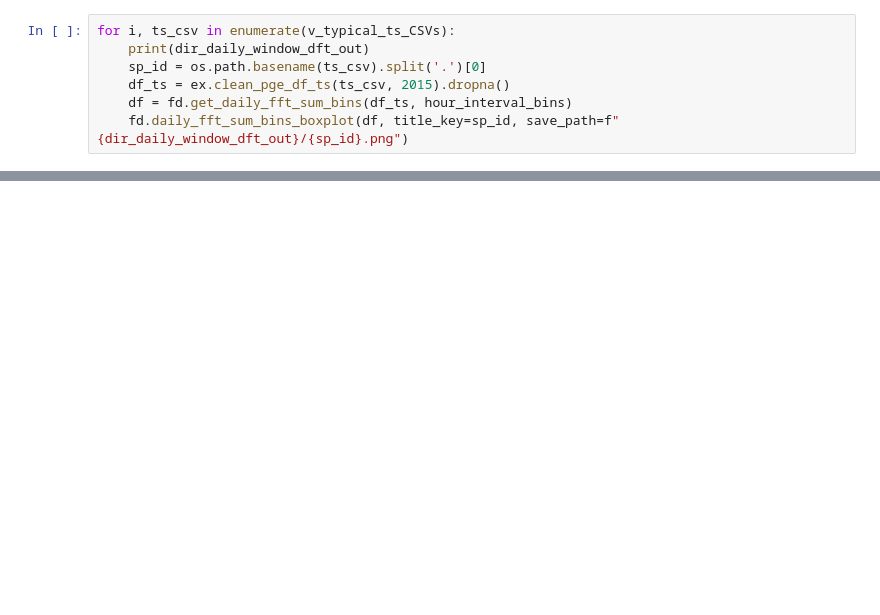
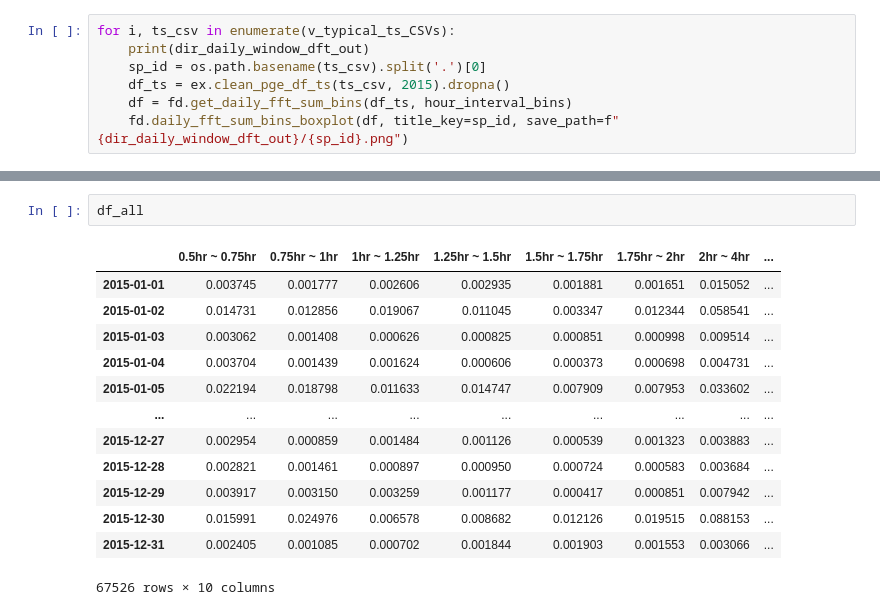
Before and after one commit to WalterZWang/EULP, a Jupyter notebook: frequency_domain/workflow_frequency_domain.ipynb, the cells around one changed output, grey strips where cells are left out. Drawn from its saved outputs; the diff is of its cells as text; blank space fills up the shorter version.

```diff
--- a/frequency_domain/workflow_frequency_domain.ipynb
+++ b/frequency_domain/workflow_frequency_domain.ipynb
@@ -177,0 +193,16 @@ for i, ts_csv in enumerate(v_typical_ts_CSVs):
+# %%
+df_all
+# %% [output]
+|  | 0.5hr ~ 0.75hr | 0.75hr ~ 1hr | 1hr ~ 1.25hr | 1.25hr ~ 1.5hr | 1.5hr ~ 1.75hr | 1.75hr ~ 2hr | 2hr ~ 4hr | ... |
+| 2015-01-01 | 0.003745 | 0.001777 | 0.002606 | 0.002935 | 0.001881 | 0.001651 | 0.015052 | ... |
+| 2015-01-02 | 0.014731 | 0.012856 | 0.019067 | 0.011045 | 0.003347 | 0.012344 | 0.058541 | ... |
+| 2015-01-03 | 0.003062 | 0.001408 | 0.000626 | 0.000825 | 0.000851 | 0.000998 | 0.009514 | ... |
+| 2015-01-04 | 0.003704 | 0.001439 | 0.001624 | 0.000606 | 0.000373 | 0.000698 | 0.004731 | ... |
+| 2015-01-05 | 0.022194 | 0.018798 | 0.011633 | 0.014747 | 0.007909 | 0.007953 | 0.033602 | ... |
+| ... | ... | ... | ... | ... | ... | ... | ... | ... |
+| 2015-12-27 | 0.002954 | 0.000859 | 0.001484 | 0.001126 | 0.000539 | 0.001323 | 0.003883 | ... |
+| 2015-12-28 | 0.002821 | 0.001461 | 0.000897 | 0.000950 | 0.000724 | 0.000583 | 0.003684 | ... |
+| 2015-12-29 | 0.003917 | 0.003150 | 0.003259 | 0.001177 | 0.000417 | 0.000851 | 0.007942 | ... |
+| 2015-12-30 | 0.015991 | 0.024976 | 0.006578 | 0.008682 | 0.012126 | 0.019515 | 0.088153 | ... |
+| 2015-12-31 | 0.002405 | 0.001085 | 0.000702 | 0.001844 | 0.001903 | 0.001553 | 0.003066 | ... |
+67526 rows × 10 columns
```
Also changed, not shown: parts of 19 cells of this notebook, 7 other files.
